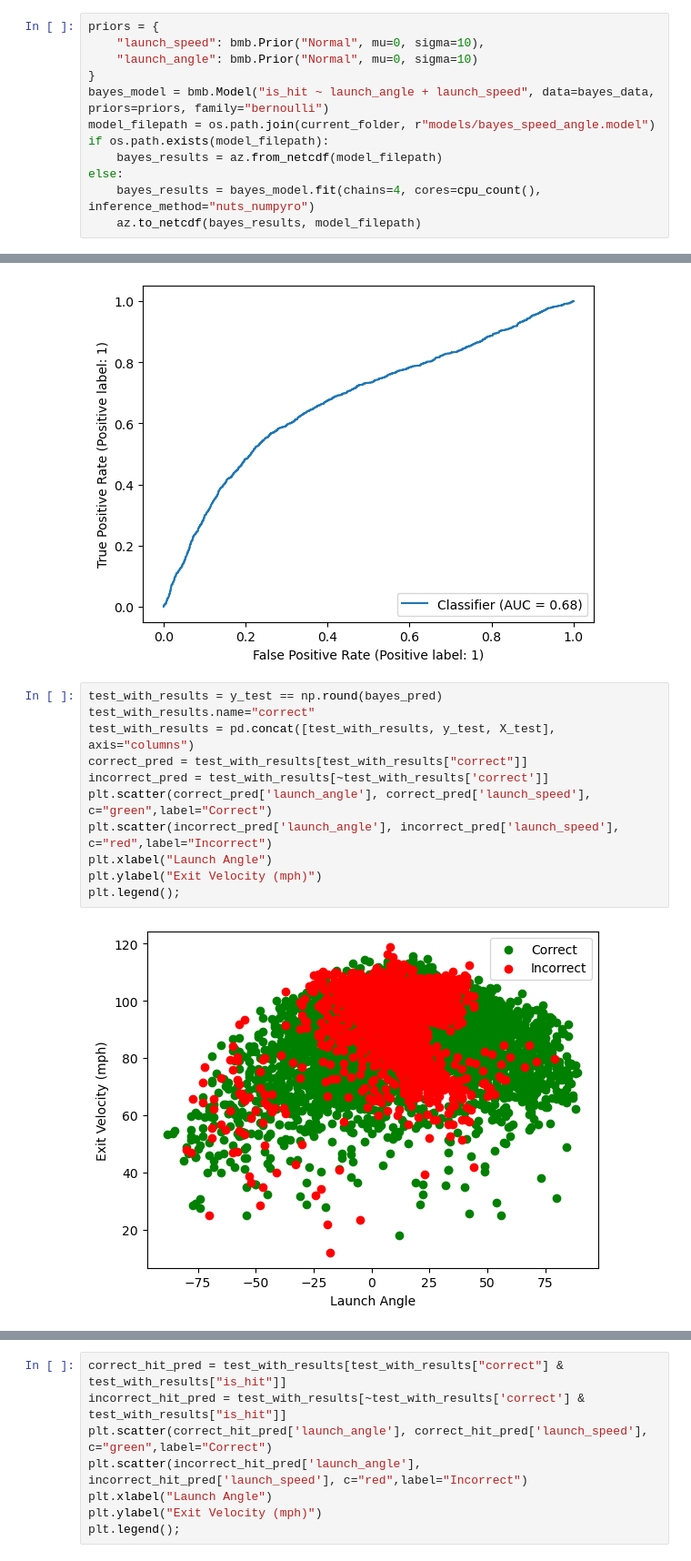
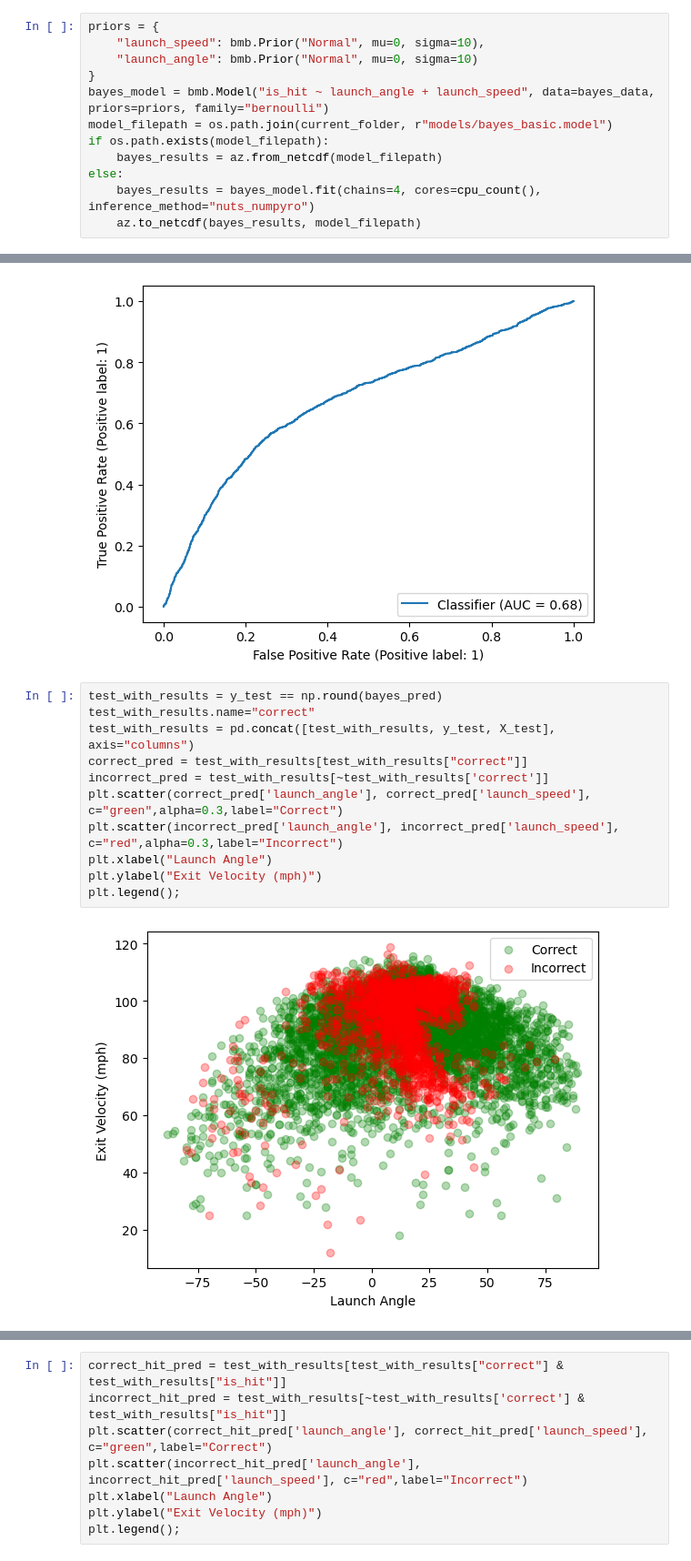
Before and after one commit to mattbbernstein/bayes-hit-probability, a Jupyter notebook: Modelling.ipynb, the cells around one changed output, grey strips where cells are left out. Shown: that part at 91% size. Cells and saved outputs as stored; diff of their text form.

Commit message:
Added new models and model files
- updated some EDA
- added some biblio

```diff
--- a/Modelling.ipynb
+++ b/Modelling.ipynb
@@ -114,7 +116,7 @@ priors = {
     "launch_angle": bmb.Prior("Normal", mu=0, sigma=10)
 }
 bayes_model = bmb.Model("is_hit ~ launch_angle + launch_speed", data=bayes_data, priors=priors, family="bernoulli")
-model_filepath = os.path.join(current_folder, r"models/bayes_speed_angle.model")
+model_filepath = os.path.join(current_folder, r"models/bayes_basic.model")
 if os.path.exists(model_filepath):
     bayes_results = az.from_netcdf(model_filepath)
 else:
@@ -137,13 +139,13 @@ pp.pprint(cm_scores(y_test, np.round(bayes_pred)))
 # %%
 test_with_results = y_test == np.round(bayes_pred)
 test_with_results.name="correct"
 test_with_results = pd.concat([test_with_results, y_test, X_test], axis="columns")
 correct_pred = test_with_results[test_with_results["correct"]]
 incorrect_pred = test_with_results[~test_with_results['correct']]
-plt.scatter(correct_pred['launch_angle'], correct_pred['launch_speed'], c="green",label="Correct")
-plt.scatter(incorrect_pred['launch_angle'], incorrect_pred['launch_speed'], c="red",label="Incorrect")
+plt.scatter(correct_pred['launch_angle'], correct_pred['launch_speed'], c="green",alpha=0.3,label="Correct")
+plt.scatter(incorrect_pred['launch_angle'], incorrect_pred['launch_speed'], c="red",alpha=0.3,label="Incorrect")
 plt.xlabel("Launch Angle")
 plt.ylabel("Exit Velocity (mph)")
 plt.legend();
 # %% [output]
-[figure, old version]
+[figure, new version]
```
Also changed, not shown: parts of 14 cells of this notebook, 8 other files.
